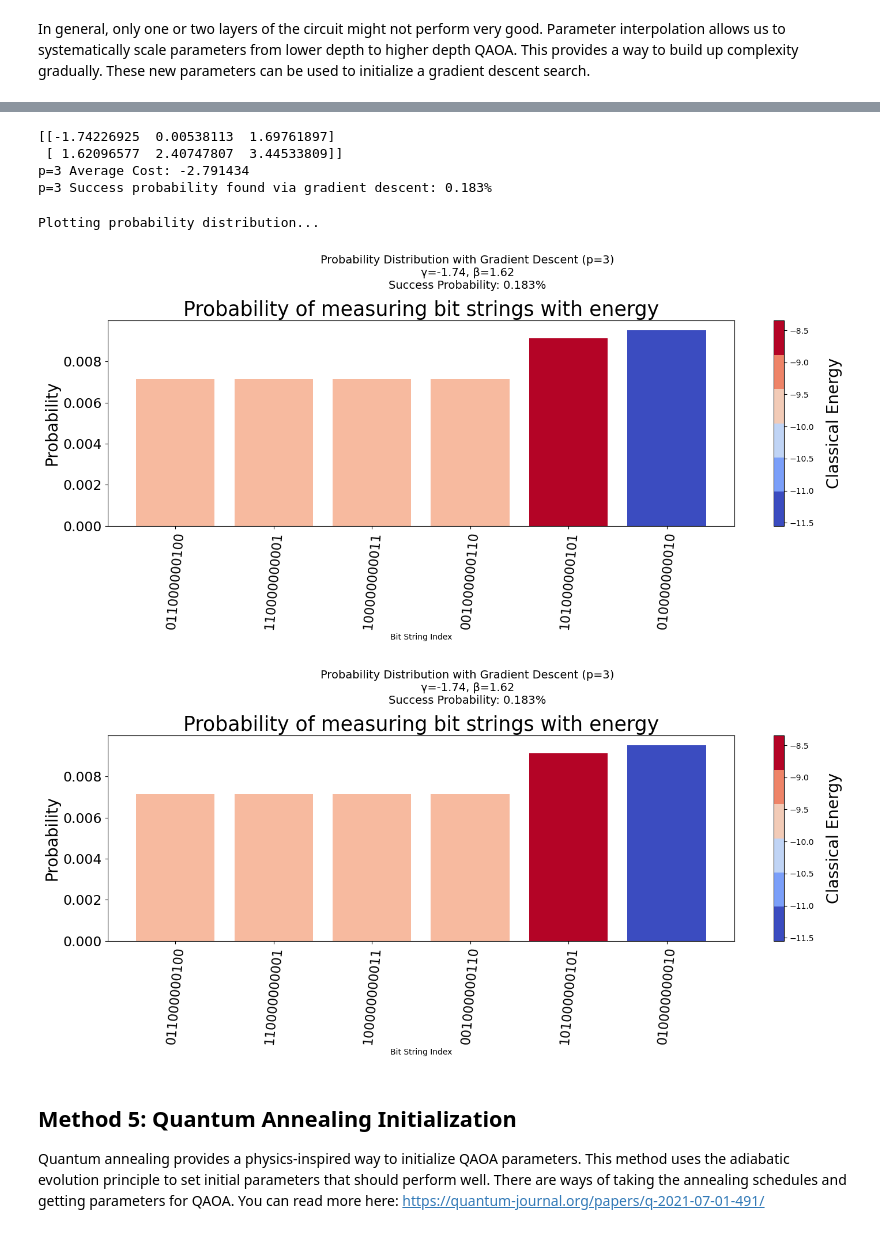
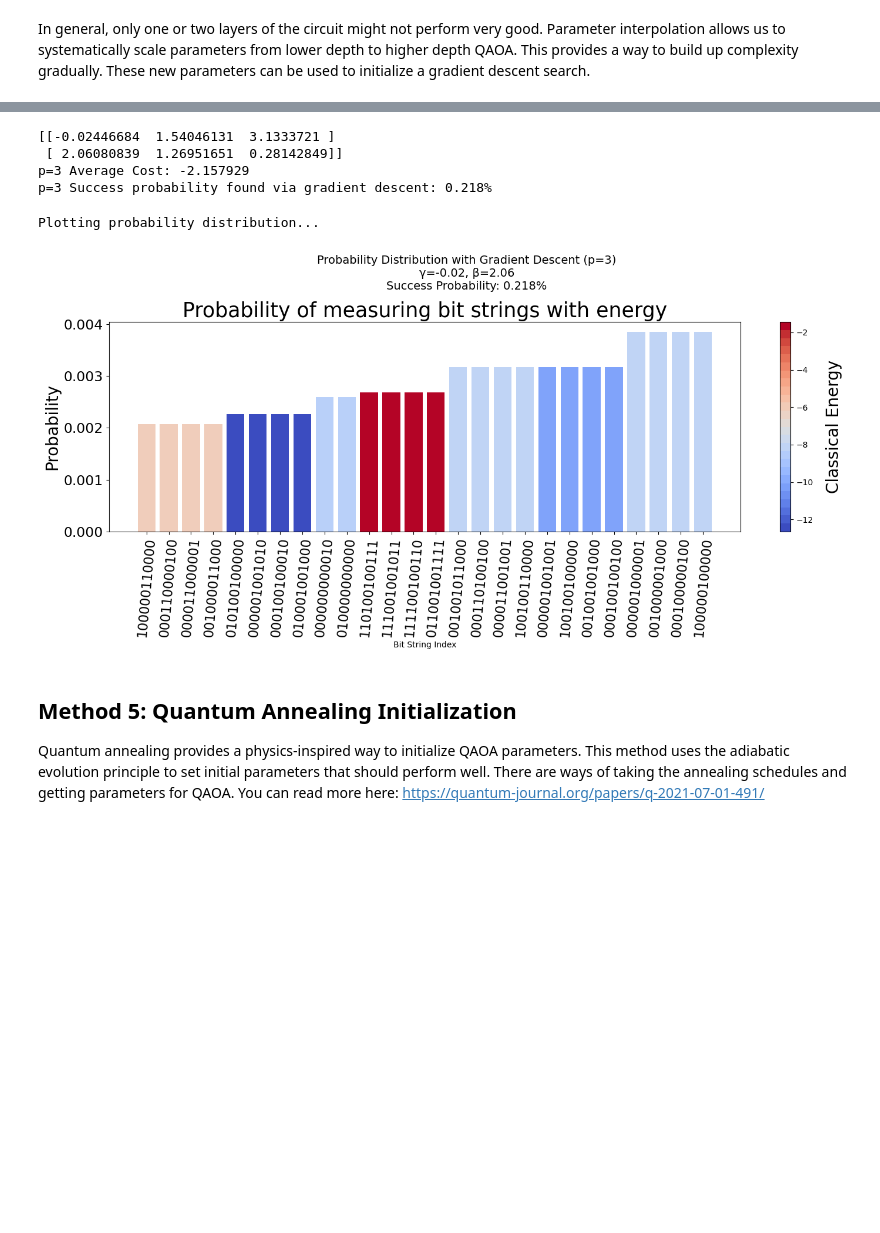
Before and after one commit to bernalde/UA_FarmaIAQC_2025, a Jupyter notebook: ProteinFolding.ipynb, the cells around one changed output, grey strips where cells are left out. Cells and saved outputs as stored; diff of their text form; code cells hidden in the pictures; blank space fills up the shorter version.

```diff
--- a/ProteinFolding.ipynb
+++ b/ProteinFolding.ipynb
@@ -109,17 +109,15 @@ try:
         # Try the older API first
         print("Using JAX configuration API")
         jax.config.update("jax_enable_x64", True)
-        jax.config.update("jax_platform_name", "cpu")  # Force CPU to avoid CUDA issues
     except AttributeError:
         # Use newer API for JAX configuration
         print("Using JAX environment variables for configuration")
         import os
         os.environ['JAX_ENABLE_X64'] = 'True'
-        os.environ['JAX_PLATFORM_NAME'] = 'cpu'
         print("Using JAX environment variables for configuration")
 
     JAX_AVAILABLE = True
-    print("JAX is available for accelerated computations (CPU mode)")
+    print("JAX is available for accelerated computations.")
 except (ImportError, AttributeError) as e:
     print(f"JAX not available or configuration failed: {e}")
     print("Some optimizations will be skipped.")
@@ -1084,8 +1082,9 @@ optimizer = qml.GradientDescentOptimizer()
 
 # Smart initialization with fixed seed for reproducibility
 np.random.seed(42)  # Fixed seed for reproducible results
-# initial_params = pnp.array(np.random.uniform(0, np.pi/2, size=(2, p)), requires_grad=True)
-initial_params = pnp.array(params_p2, requires_grad = True)
+p = 2
+initial_params = pnp.array(np.random.uniform(-np.pi, np.pi, size=(2, p)), requires_grad=True)
+# initial_params = pnp.array(params_p2, requires_grad = True)
 best_params = initial_params.copy()
 print(f"Initial parameters:\n{initial_params}")
 
@@ -1222,12 +1221,12 @@ There is an alternative of taking the parameters of a trained QAOA circuit of de
 We will implement this approach to get results of $p=3$ with the best results we have found for $p=2$.
 For more details see Appendix B part 1. "Interpolation-based strategy" Lukin et al. 2020: https://journals.aps.org/prx/abstract/10.1103/PhysRevX.10.021067
 # %%
-interpolated_params_p3 = interpolate_params(params_p2, save = False, plot = False, only_last=False)
+interpolated_params_p3 = interpolate_params(best_params_gd_p2, save = False, plot = False, only_last=False)
 
 cost_p3 = average_cost(interpolated_params_p3)
 probs_p3 = probability_circuit(interpolated_params_p3)
 success_prob_p3 = np.sum(probs_p3[ground_states_index])
 
 print(f"p=3 Average Cost: {cost_p3:.6f}")
-print(f"p=3 Success probability found via gradient descent: {100*success_prob_p3:.3f}%")
+print(f"p=3 Success probability found via interpolation of p=2 gradient descent parameters: {100*success_prob_p3:.3f}%")
 # %% [output]
@@ -1357,31 +1356,30 @@ success_prob_gd_p3 = np.sum(probs_gd_p3[ground_states_index])
 print(f"p=3 Average Cost: {cost_gd_p3:.6f}")
 print(f"p=3 Success probability found via gradient descent: {100*success_prob_gd_p3:.3f}%")
 # %% [output]
-[[-1.74226925  0.00538113  1.69761897]
- [ 1.62096577  2.40747807  3.44533809]]
-p=3 Average Cost: -2.791434
-p=3 Success probability found via gradient descent: 0.183%
+[[-0.02446684  1.54046131  3.1333721 ]
+ [ 2.06080839  1.26951651  0.28142849]]
+p=3 Average Cost: -2.157929
+p=3 Success probability found via gradient descent: 0.218%
 # %%
 # Plot the probability distribution with energy information
 print("\nPlotting probability distribution...")
-fig_probs_gd_p3 = plot_probs_with_energy(probs_gd_p3, num_qubits, H_cost, ground_states_index, threshold=0.0035)
+fig_probs_gd_p3 = plot_probs_with_energy(probs_gd_p3, num_qubits, H_cost, ground_states_index, threshold=0.002)
 
 # Set the title to indicate the optimization method used
 fig_probs_gd_p3.suptitle("Probability Distribution with Gradient Descent (p=3)\n"
                         f"γ={best_params_gd_p3[0, 0]:.2f}, β={best_params_gd_p3[1, 0]:.2f}\n"
                         f"Success Probability: {100*success_prob_gd_p3:.3f}%", fontsize=14)
 
 # Work with the specific figure's axes instead of using plt.* functions
 ax = fig_probs_gd_p3.gca()  # Get the current axes of the returned figure
 ax.set_xlabel("Bit String Index")
 ax.set_ylabel("Probability")
 
 # Apply tight_layout to the specific figure
 fig_probs_gd_p3.tight_layout()
 # %% [output]
 Plotting probability distribution...
-[figure, old version]
+[figure, new version]
-[figure, removed]
 # %% [markdown]
 
 ## Method 5: Quantum Annealing Initialization
```
Also changed, not shown: parts of 5 cells of this notebook.
